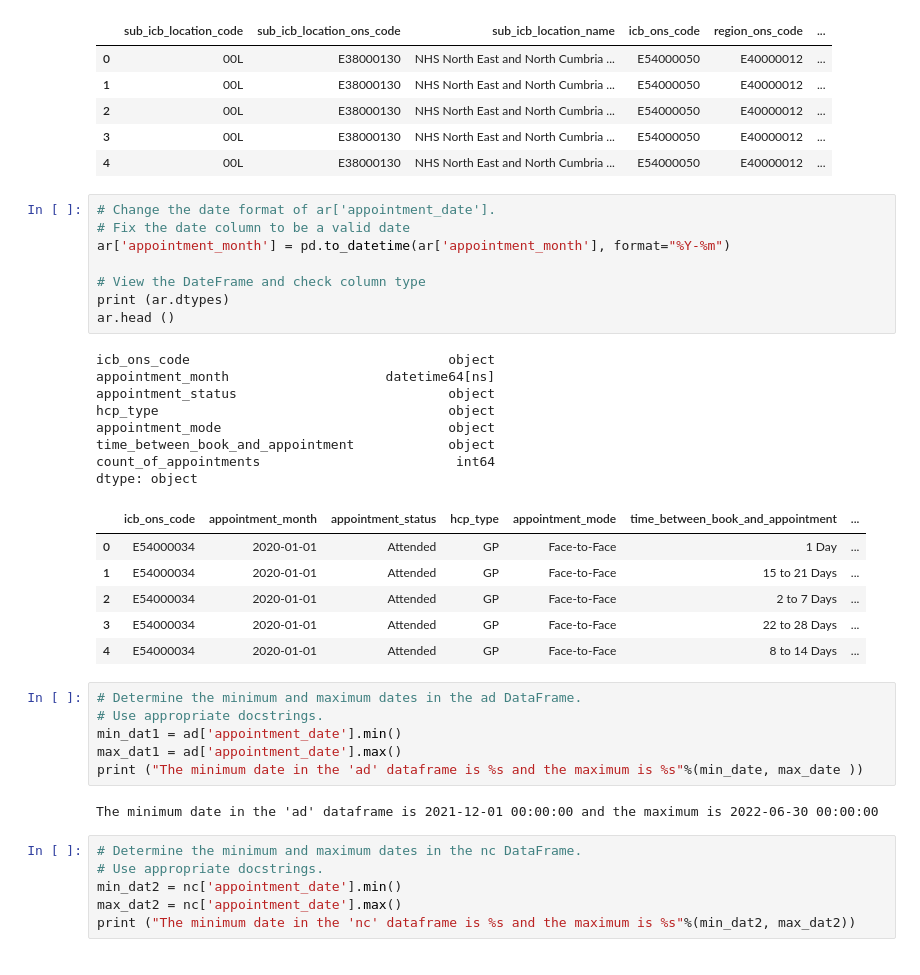
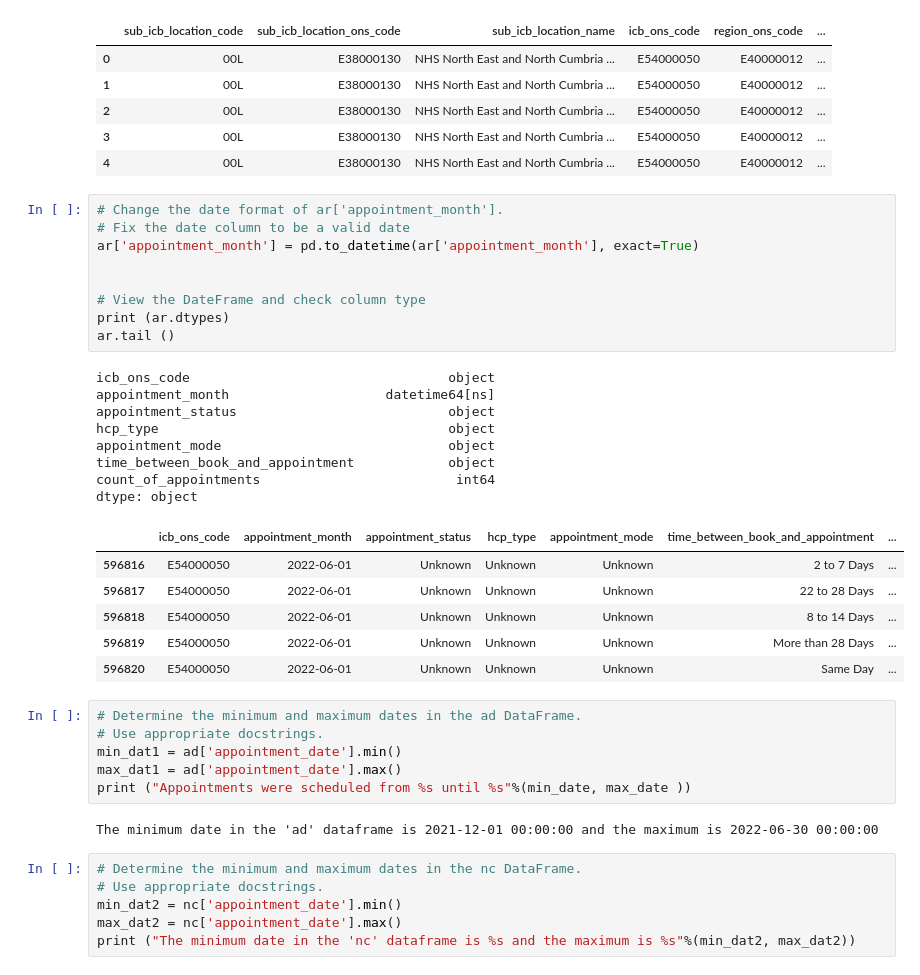
Before and after one commit to mikebenas/LSE_DA_NHS_analysis, a Jupyter notebook: Benas_Mike_DA201_Assignment_Notebook.ipynb, the cells around one changed output. Cells and saved outputs as stored; diff of their text form.

Commit message:
check datetime

```diff
--- a/Benas_Mike_DA201_Assignment_Notebook.ipynb
+++ b/Benas_Mike_DA201_Assignment_Notebook.ipynb
@@ -351,34 +361,35 @@ dtype: object
 | 3 | 00L | E38000130 | NHS North East and North Cumbria ... | E54000050 | E40000012 | ... |
 | 4 | 00L | E38000130 | NHS North East and North Cumbria ... | E54000050 | E40000012 | ... |
 # %%
-# Change the date format of ar['appointment_date'].
+# Change the date format of ar['appointment_month'].
 # Fix the date column to be a valid date
-ar['appointment_month'] = pd.to_datetime(ar['appointment_month'], format="%Y-%m")
+ar['appointment_month'] = pd.to_datetime(ar['appointment_month'], exact=True)
+
 
 # View the DateFrame and check column type
 print (ar.dtypes)
-ar.head ()
+ar.tail ()
 # %% [output]
 icb_ons_code                                 object
 appointment_month                    datetime64[ns]
 appointment_status                           object
 hcp_type                                     object
 appointment_mode                             object
 time_between_book_and_appointment            object
 count_of_appointments                         int64
 dtype: object
 |  | icb_ons_code | appointment_month | appointment_status | hcp_type | appointment_mode | time_between_book_and_appointment | ... |
-| 0 | E54000034 | 2020-01-01 | Attended | GP | Face-to-Face | 1 Day | ... |
-| 1 | E54000034 | 2020-01-01 | Attended | GP | Face-to-Face | 15 to 21 Days | ... |
-| 2 | E54000034 | 2020-01-01 | Attended | GP | Face-to-Face | 2 to 7 Days | ... |
-| 3 | E54000034 | 2020-01-01 | Attended | GP | Face-to-Face | 22 to 28 Days | ... |
-| 4 | E54000034 | 2020-01-01 | Attended | GP | Face-to-Face | 8 to 14 Days | ... |
+| 596816 | E54000050 | 2022-06-01 | Unknown | Unknown | Unknown | 2 to 7 Days | ... |
+| 596817 | E54000050 | 2022-06-01 | Unknown | Unknown | Unknown | 22 to 28 Days | ... |
+| 596818 | E54000050 | 2022-06-01 | Unknown | Unknown | Unknown | 8 to 14 Days | ... |
+| 596819 | E54000050 | 2022-06-01 | Unknown | Unknown | Unknown | More than 28 Days | ... |
+| 596820 | E54000050 | 2022-06-01 | Unknown | Unknown | Unknown | Same Day | ... |
 # %%
 # Determine the minimum and maximum dates in the ad DataFrame.
 # Use appropriate docstrings.
 min_dat1 = ad['appointment_date'].min()
 max_dat1 = ad['appointment_date'].max()
-print ("The minimum date in the 'ad' dataframe is %s and the maximum is %s"%(min_date, max_date ))
+print ("Appointments were scheduled from %s until %s"%(min_date, max_date ))
 # %% [output]
 The minimum date in the 'ad' dataframe is 2021-12-01 00:00:00 and the maximum is 2022-06-30 00:00:00
 # %%
```
Also changed, not shown: parts of 3 cells of this notebook.
